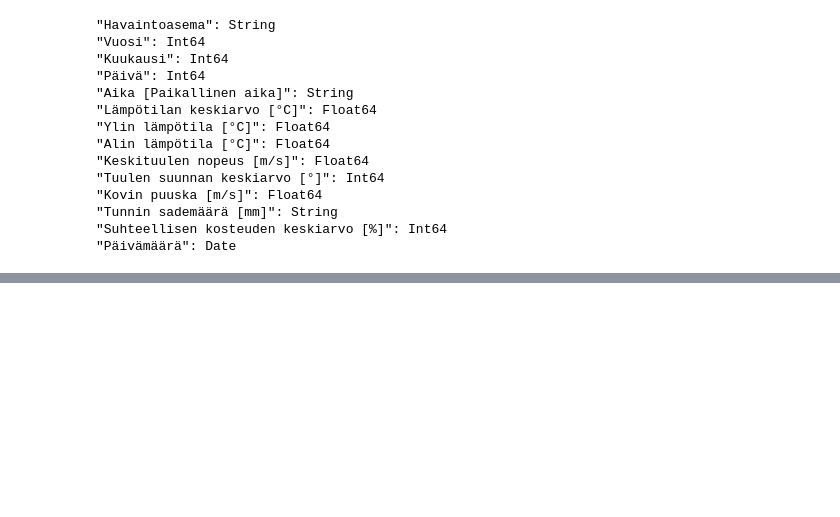
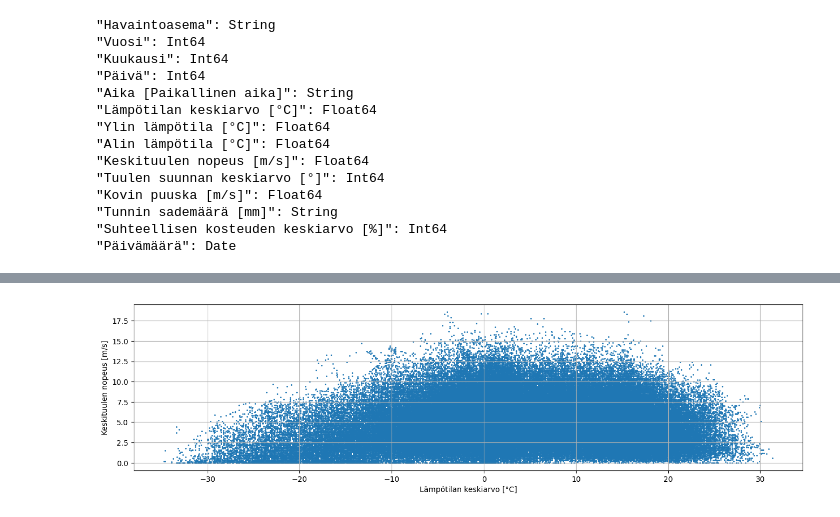
Before and after one commit to wonkybream/weather-exploration, a Jupyter notebook: Sää.ipynb, the cells around one changed output, grey strips where cells are left out. Saved outputs shown, nothing was run; the diff lists cells and outputs as text; code cells hidden in the pictures; blank space fills up the shorter version.

```diff
--- a/Sää.ipynb
+++ b/Sää.ipynb
@@ -101,3 +97,18 @@ plt.show()
+# %%
+# Scatter plot
+x = weather_df.select("Lämpötilan keskiarvo [°C]").to_series()
+y = weather_df.select("Keskituulen nopeus [m/s]").to_series()
+
+fig, ax = plt.subplots(figsize=(16, 4))
+ax.grid(visible=True)
+ax.scatter(x,y, s=1)
+
+ax.set_xlabel("Lämpötilan keskiarvo [°C]")
+ax.set_ylabel("Keskituulen nopeus [m/s]")
+
+plt.show()
+# %% [output]
+[figure, added]
 # %% [markdown]
 ## The components of a Matplotlib Figure
 
```
Also changed, not shown: parts of 9 cells of this notebook, 1 other file.
